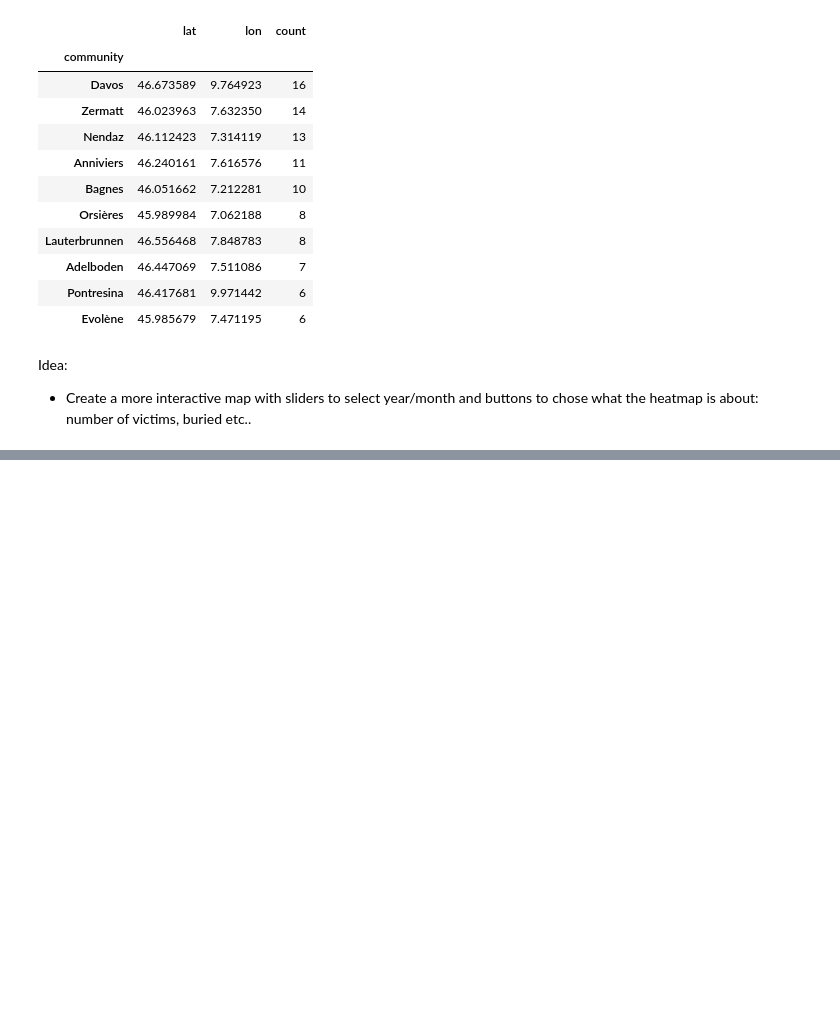
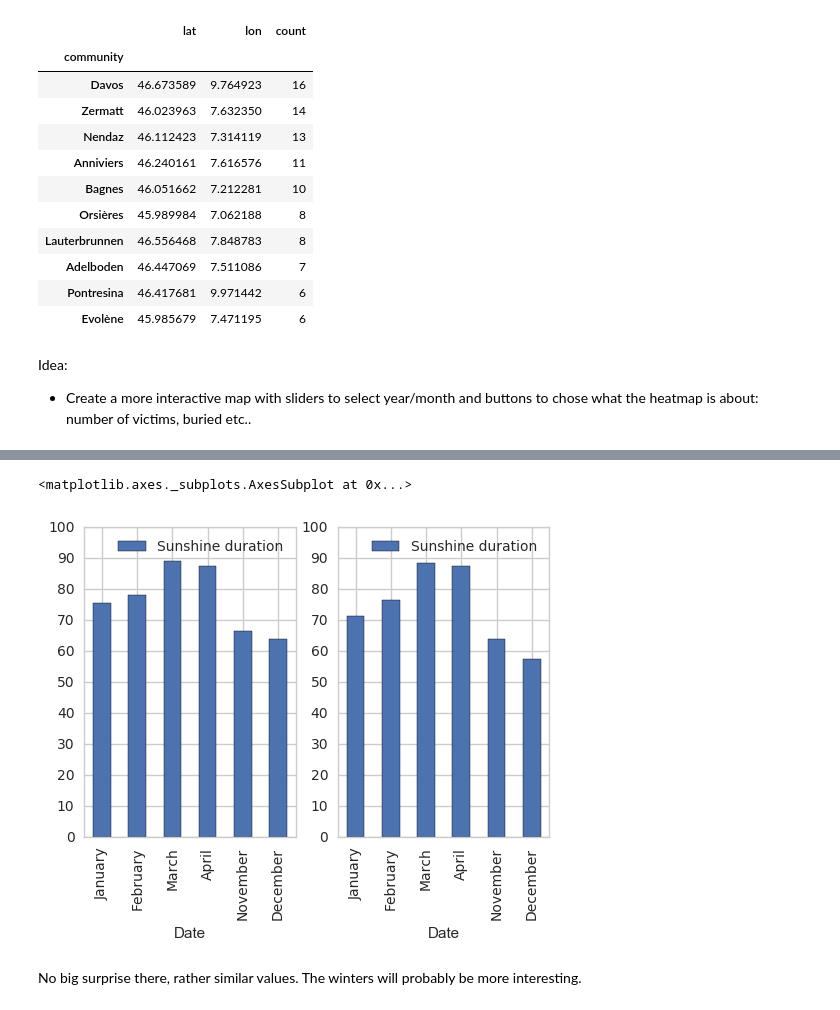
Before and after one commit to Pamoi/datavalanche, a Jupyter notebook: src/datavalanche.ipynb, the cells around one changed output, grey strips where cells are left out. Cells and saved outputs as stored; diff of their text form; code cells hidden in the pictures; blank space fills up the shorter version.

Commit message:
meteorological data exploration; add __pycache__ to .gitignore

```diff
--- a/src/datavalanche.ipynb
+++ b/src/datavalanche.ipynb
@@ -201,6 +211,6 @@ anniviers_df = pd.read_pickle('./data/pickle/anniviers_df.pkl')
 bagnes_df = pd.read_pickle('./data/pickle/bagnes_df.pkl')
 orsieres_df = pd.read_pickle('./data/pickle/orsieres_df.pkl')
 lauterbrunnen_df = pd.read_pickle('./data/pickle/lauterbrunnen_df.pkl')
-adelboden_df = pd.read_pickle('./data/pickle/ade_df.pkl')
-pontresina_df = pd.read_pickle('./data/pickle/_df.pkl')
-evolene_df = pd.read_pickle('./data/pickle/_df.pkl')
+adelboden_df = pd.read_pickle('./data/pickle/adelboden_df.pkl')
+pontresina_df = pd.read_pickle('./data/pickle/pontresina_df.pkl')
+evolene_df = pd.read_pickle('./data/pickle/evolene_df.pkl')
@@ -208,0 +335,13 @@ FileNotFoundError: [Errno 2] No such file or directory: './data/pickle/_df.pkl'
+# %%
+#convert the sunshine duration to hours
+zermatt_month['Sunshine duration'] /=3600
+adelboden_month['Sunshine duration'] /=3600
+# %%
+fig, axs = plt.subplots(1,2)
+zermatt_month.plot(ax=axs[0], y='Sunshine duration', yticks=range(0, 101, 10), kind='bar')
+adelboden_month.plot(ax=axs[1], y='Sunshine duration', yticks=range(0, 101, 10), kind='bar')
+# %% [output]
+<matplotlib.axes._subplots.AxesSubplot at 0x...>
+[figure, added]
+# %% [markdown]
+No big surprise there, rather similar values. The winters will probably be more interesting.
```
Also changed, not shown: parts of 33 cells of this notebook, 12 other files.
